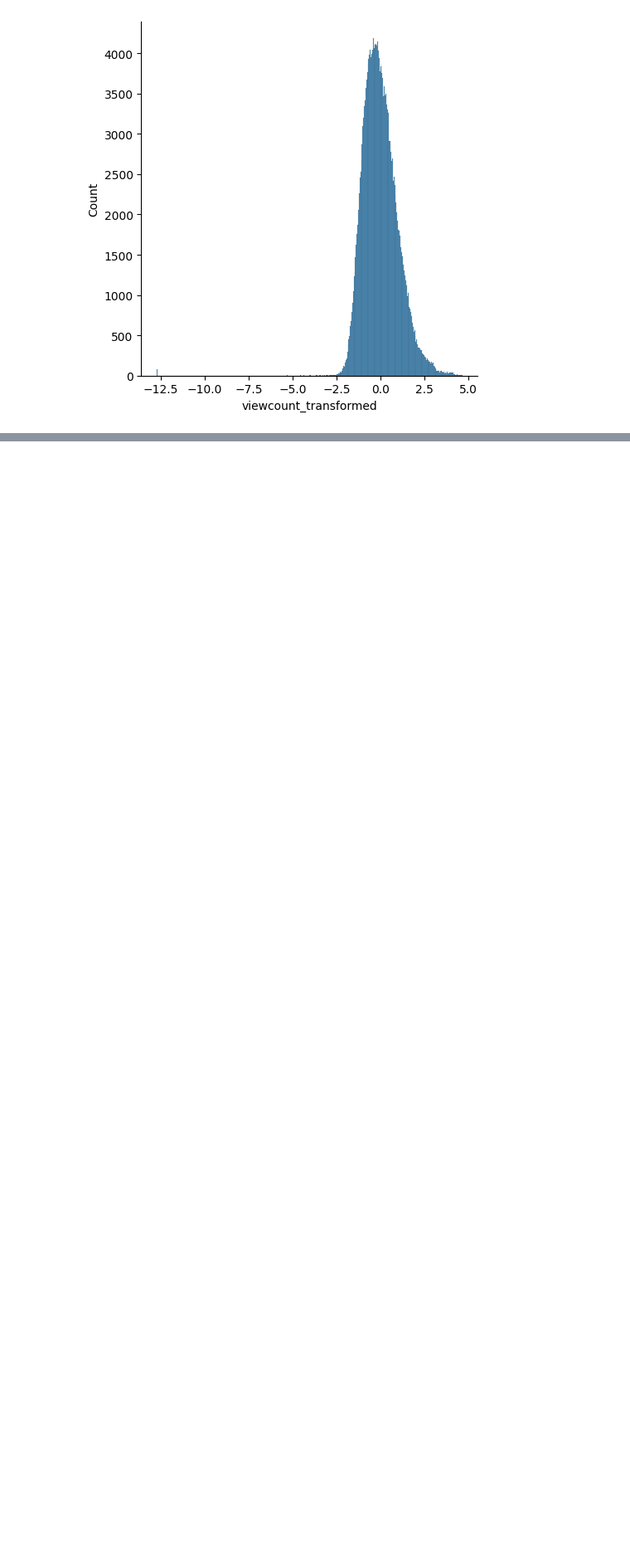
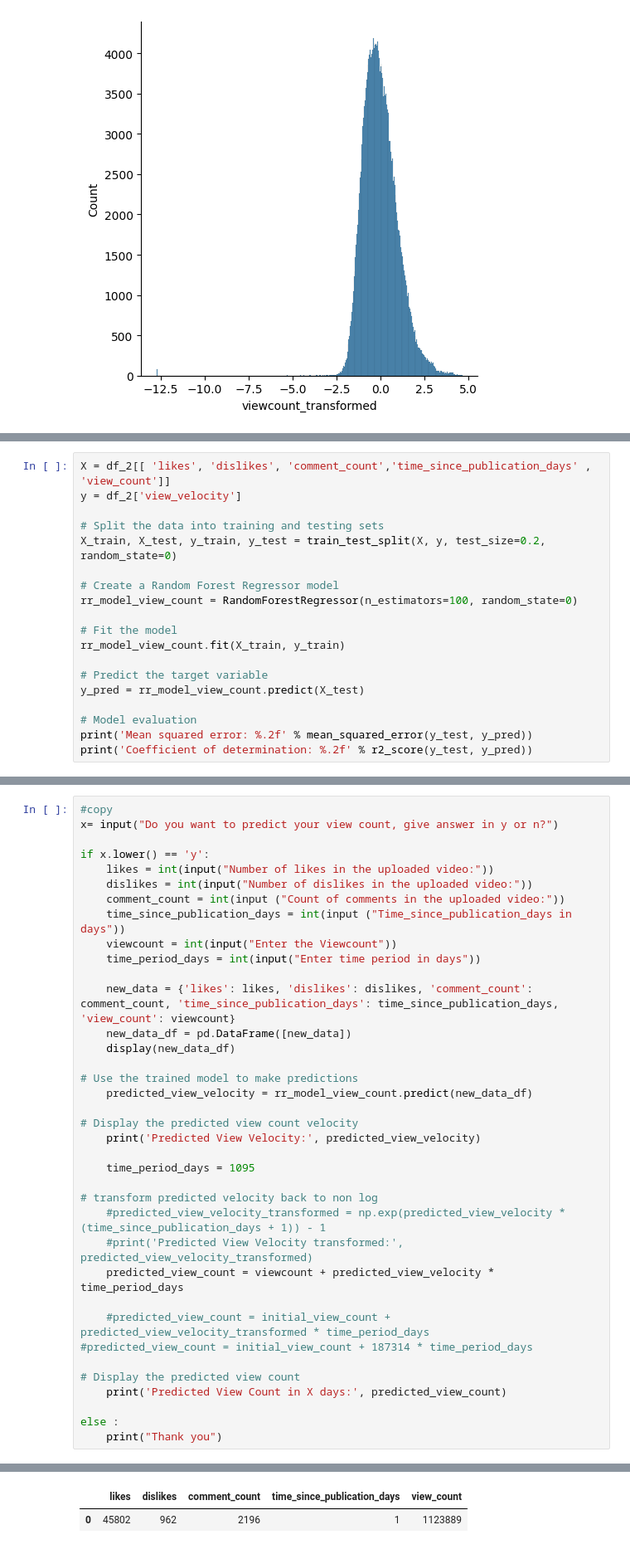
Before and after one commit to MeghaBhambri/youtube_engagement_analysis, a Jupyter notebook: notebooks/feature_analysis_model_creation.ipynb, the cells around one changed output, grey strips where cells are left out. Shown: that part at 83% size. Cells and saved outputs as stored; diff of their text form; blank space fills up the shorter version.

```diff
--- a/notebooks/feature_analysis_model_creation.ipynb
+++ b/notebooks/feature_analysis_model_creation.ipynb
@@ -336,0 +471,19 @@ Coefficient of determination: 0.50
+# %%
+X = df_2[[ 'likes', 'dislikes', 'comment_count','time_since_publication_days' , 'view_count']]
+y = df_2['view_velocity']
+
+# Split the data into training and testing sets
+X_train, X_test, y_train, y_test = train_test_split(X, y, test_size=0.2, random_state=0)
+
+# Create a Random Forest Regressor model
+rr_model_view_count = RandomForestRegressor(n_estimators=100, random_state=0)
+
+# Fit the model
+rr_model_view_count.fit(X_train, y_train)
+
+# Predict the target variable
+y_pred = rr_model_view_count.predict(X_test)
+
+# Model evaluation
+print('Mean squared error: %.2f' % mean_squared_error(y_test, y_pred))
+print('Coefficient of determination: %.2f' % r2_score(y_test, y_pred))
@@ -336,0 +493,38 @@ Coefficient of determination: 0.50
+# %%
+#copy
+x= input("Do you want to predict your view count, give answer in y or n?")
+
+if x.lower() == 'y':
+    likes = int(input("Number of likes in the uploaded video:"))
+    dislikes = int(input("Number of dislikes in the uploaded video:"))
+    comment_count = int(input ("Count of comments in the uploaded video:"))
+    time_since_publication_days = int(input ("Time_since_publication_days in days"))
+    viewcount = int(input("Enter the Viewcount"))
+    time_period_days = int(input("Enter time period in days"))
+
+    new_data = {'likes': likes, 'dislikes': dislikes, 'comment_count': comment_count, 'time_since_publication_days': time_since_publication_days, 'view_count': viewcount}
+    new_data_df = pd.DataFrame([new_data])
+    display(new_data_df)
+
+# Use the trained model to make predictions
+    predicted_view_velocity = rr_model_view_count.predict(new_data_df)
+
+# Display the predicted view count velocity
+    print('Predicted View Velocity:', predicted_view_velocity)
+
+    time_period_days = 1095
+
+# transform predicted velocity back to non log
+    #predicted_view_velocity_transformed = np.exp(predicted_view_velocity * (time_since_publication_days + 1)) - 1
+    #print('Predicted View Velocity transformed:', predicted_view_velocity_transformed)
+    predicted_view_count = viewcount + predicted_view_velocity * time_period_days
+
+    #predicted_view_count = initial_view_count + predicted_view_velocity_transformed * time_period_days
+#predicted_view_count = initial_view_count + 187314 * time_period_days
+
+# Display the predicted view count
+    print('Predicted View Count in X days:', predicted_view_count)
+
+else :
+    print("Thank you")
+# %% [output]
@@ -336,0 +538,2 @@ Coefficient of determination: 0.50
+|  | likes | dislikes | comment_count | time_since_publication_days | view_count |
+| 0 | 45802 | 962 | 2196 | 1 | 1123889 |
```
Also changed, not shown: parts of 42 cells of this notebook.
